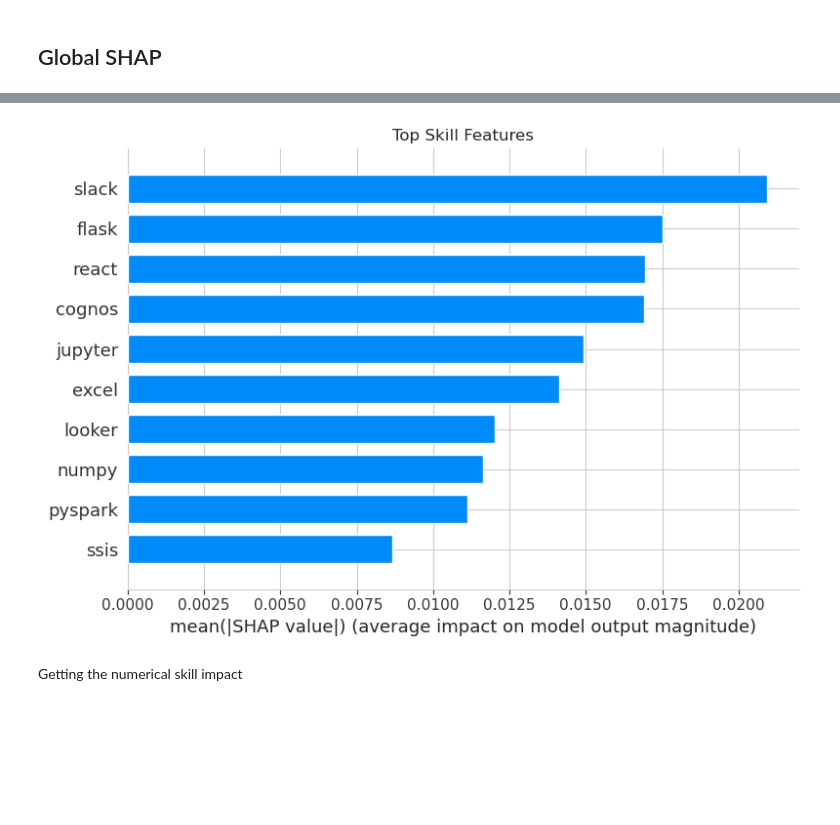
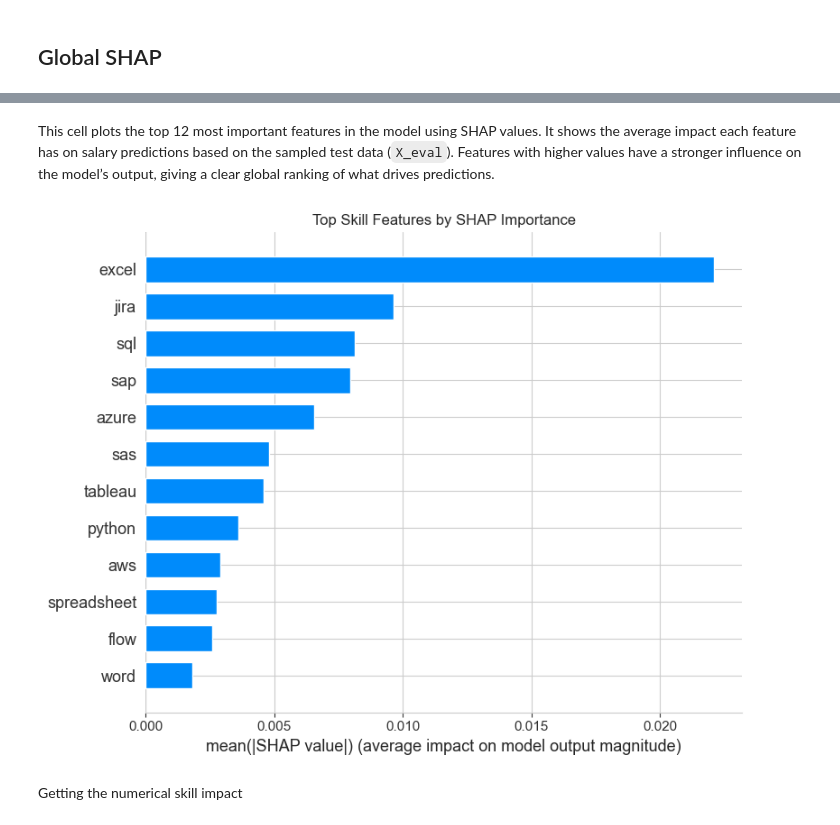
Before and after one commit to miguelcaeg/LT10_MLThesisProject, a Jupyter notebook: model explainability.ipynb, the cells around one changed output, grey strips where cells are left out. Cells and saved outputs as stored; diff of their text form; code cells hidden in the pictures; blank space fills up the shorter version.

```diff
--- a/model explainability.ipynb
+++ b/model explainability.ipynb
@@ -1579,0 +1532,10 @@ Number of matched skill columns: 180
+# %%
+eval_n = 100
+
+np.random.seed(42)
+sample_idx = np.random.choice(X_test_F.shape[0], size=eval_n, replace=False)
+
+X_eval = X_test_F[sample_idx].toarray()
+
+shap_values = explainer.shap_values(X_eval)
+shap_interaction_values = explainer.shap_interaction_values(X_eval)
@@ -1714,19 +1820,25 @@ Selected pairs:
+# %% [markdown]
+This cell plots the top 12 most important features in the model using SHAP values. It shows the average impact each feature has on salary predictions based on the sampled test data (`X_eval`). Features with higher values have a stronger influence on the model’s output, giving a clear global ranking of what drives predictions.
 # %%
 plt.figure(figsize=(10,6))
 
 shap.summary_plot(
     shap_skills.values,
     X_eval_skills,
     feature_names=skill_cols,
     plot_type="bar",
-    max_display=10,
+    max_display=12,
     show=False
 )
 
-plt.title("Top Skill Features")
+plt.title("Top Skill Features by SHAP Importance")
 plt.tight_layout()
+
+# save image
+plt.savefig("Top Skill Features Affecting Salary.png", dpi=300, bbox_inches="tight")
+
 plt.show()
 # %% [output]
-[figure, old version]
+[figure, new version]
 # %% [markdown]
 Getting the numerical skill impact
```
Also changed, not shown: parts of 46 cells of this notebook.
